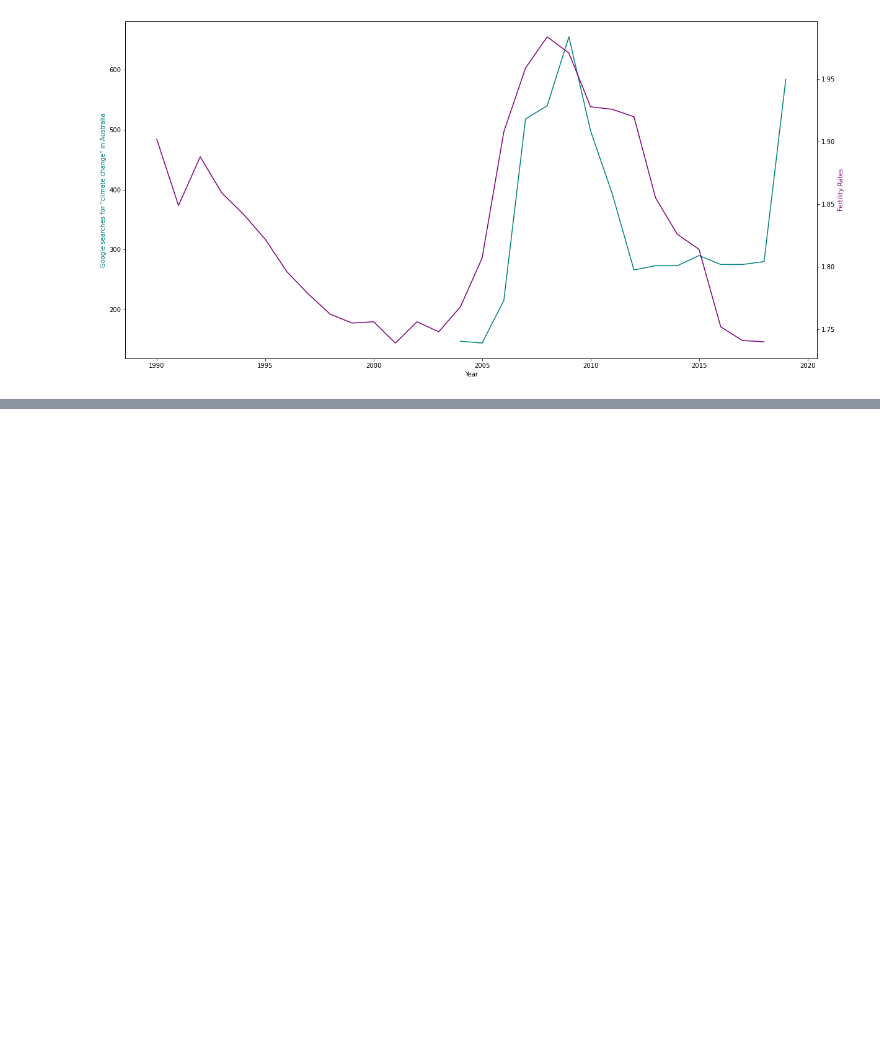
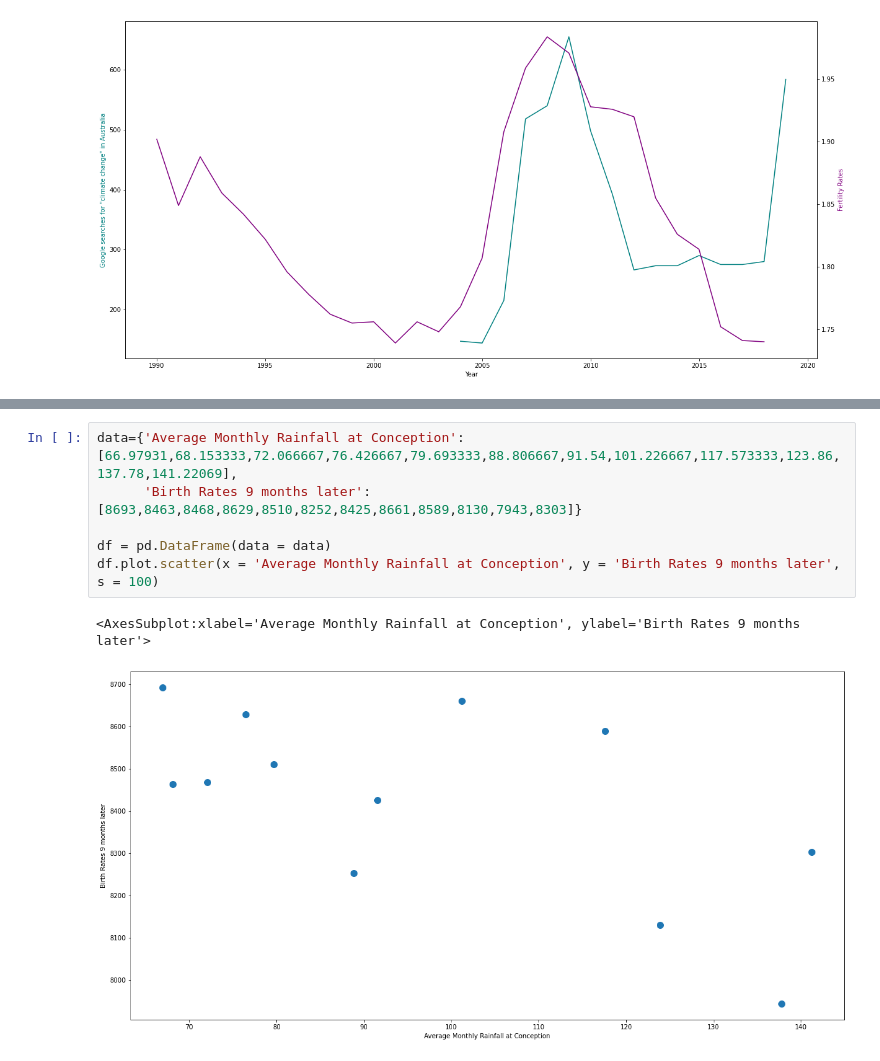
Before and after one commit to JordanLewisStudio/Data_project, a Jupyter notebook: data_project presenation.ipynb, the cells around one changed output, grey strips where cells are left out. Saved outputs shown, nothing was run; the diff lists cells and outputs as text; blank space fills up the shorter version.

Commit message:
update data project

```diff
--- a/data_project presenation.ipynb
+++ b/data_project presenation.ipynb
@@ -732 +732,10 @@ df.plot.scatter(x = 'Average Monthly Temperature at conception', y = 'Birth Rate
 [figure]
+# %%
+data={'Average Monthly Rainfall at Conception':[66.97931,68.153333,72.066667,76.426667,79.693333,88.806667,91.54,101.226667,117.573333,123.86,137.78,141.22069],
+      'Birth Rates 9 months later':[8693,8463,8468,8629,8510,8252,8425,8661,8589,8130,7943,8303]}
+
+df = pd.DataFrame(data = data)
+df.plot.scatter(x = 'Average Monthly Rainfall at Conception', y = 'Birth Rates 9 months later', s = 100)
+# %% [output]
+<AxesSubplot:xlabel='Average Monthly Rainfall at Conception', ylabel='Birth Rates 9 months later'>
+[figure, added]
```
Also changed, not shown: parts of 1 cell of this notebook.
